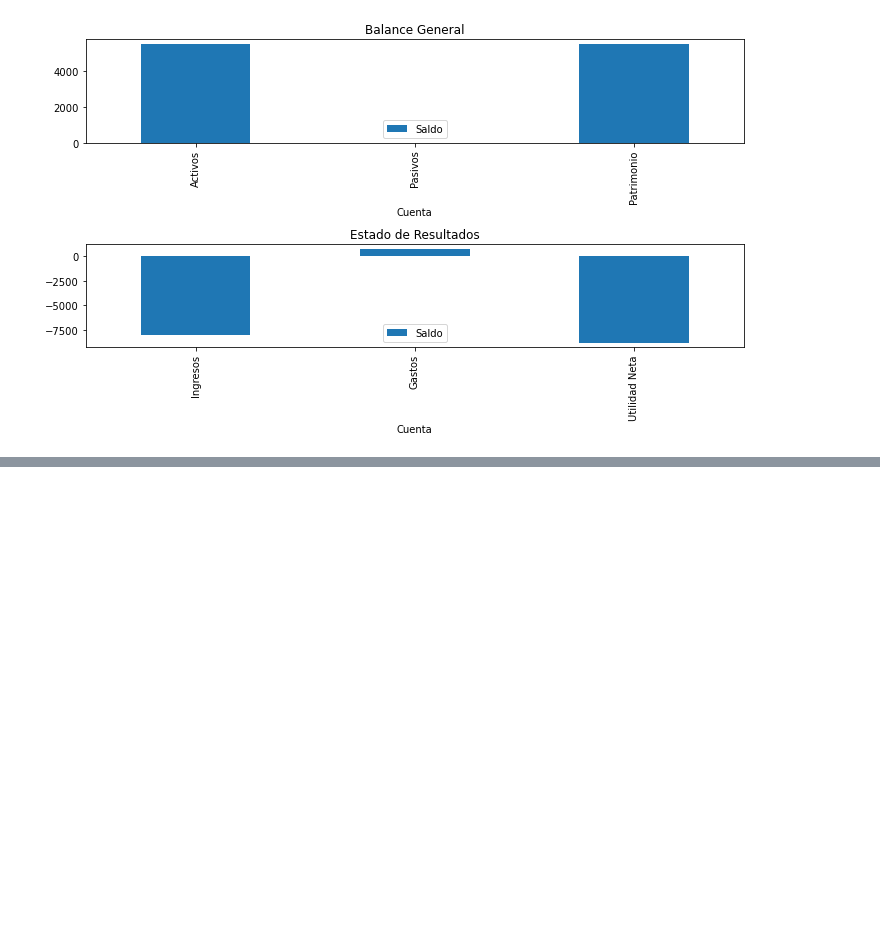
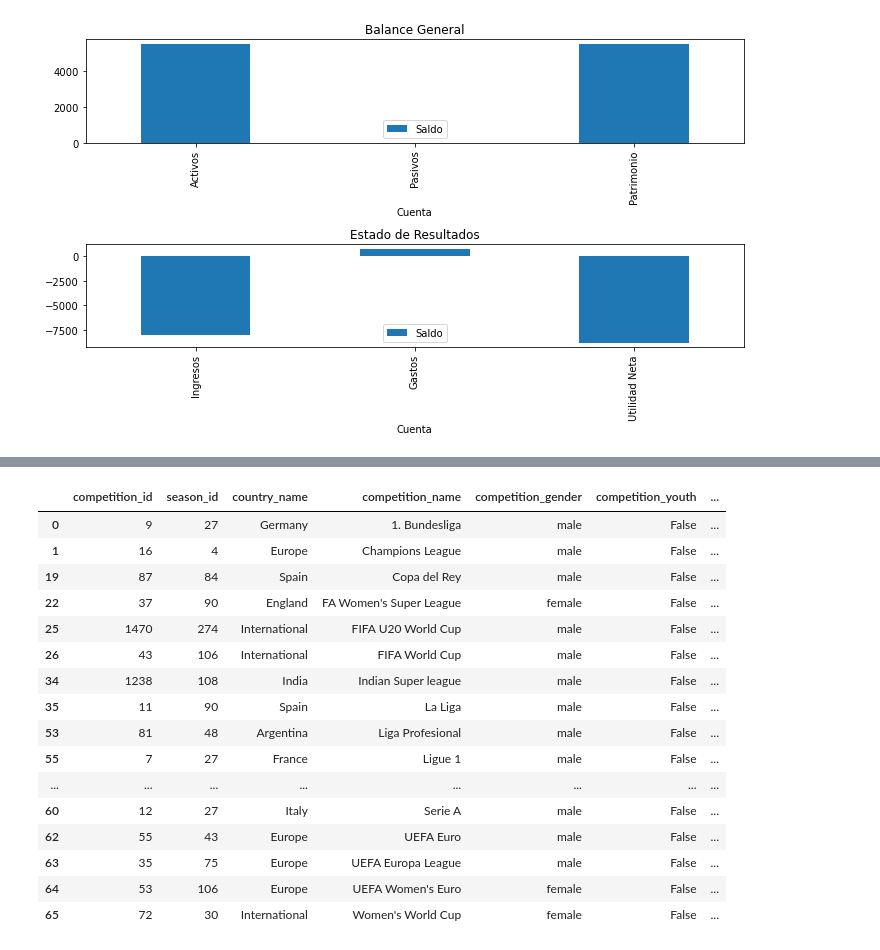
Before and after one commit to DanyPreisz/fullstack, a Jupyter notebook: python/curso/cursodepython.ipynb, the cells around one changed output, grey strips where cells are left out. Drawn from its saved outputs; the diff is of its cells as text; code cells hidden in the pictures; blank space fills up the shorter version.

```diff
--- a/python/curso/cursodepython.ipynb
+++ b/python/curso/cursodepython.ipynb
@@ -1223,0 +1262,20 @@ Cuenta
+# %%
+sb.competitions().drop_duplicates(['country_name', 'competition_name'])
+# %% [output]
+|  | competition_id | season_id | country_name | competition_name | competition_gender | competition_youth | ... |
+| 0 | 9 | 27 | Germany | 1. Bundesliga | male | False | ... |
+| 1 | 16 | 4 | Europe | Champions League | male | False | ... |
+| 19 | 87 | 84 | Spain | Copa del Rey | male | False | ... |
+| 22 | 37 | 90 | England | FA Women's Super League | female | False | ... |
+| 25 | 1470 | 274 | International | FIFA U20 World Cup | male | False | ... |
+| 26 | 43 | 106 | International | FIFA World Cup | male | False | ... |
+| 34 | 1238 | 108 | India | Indian Super league | male | False | ... |
+| 35 | 11 | 90 | Spain | La Liga | male | False | ... |
+| 53 | 81 | 48 | Argentina | Liga Profesional | male | False | ... |
+| 55 | 7 | 27 | France | Ligue 1 | male | False | ... |
+| ... | ... | ... | ... | ... | ... | ... | ... |
+| 60 | 12 | 27 | Italy | Serie A | male | False | ... |
+| 62 | 55 | 43 | Europe | UEFA Euro | male | False | ... |
+| 63 | 35 | 75 | Europe | UEFA Europa League | male | False | ... |
+| 64 | 53 | 106 | Europe | UEFA Women's Euro | female | False | ... |
+| 65 | 72 | 30 | International | Women's World Cup | female | False | ... |
```
Also changed, not shown: parts of 18 cells of this notebook.
